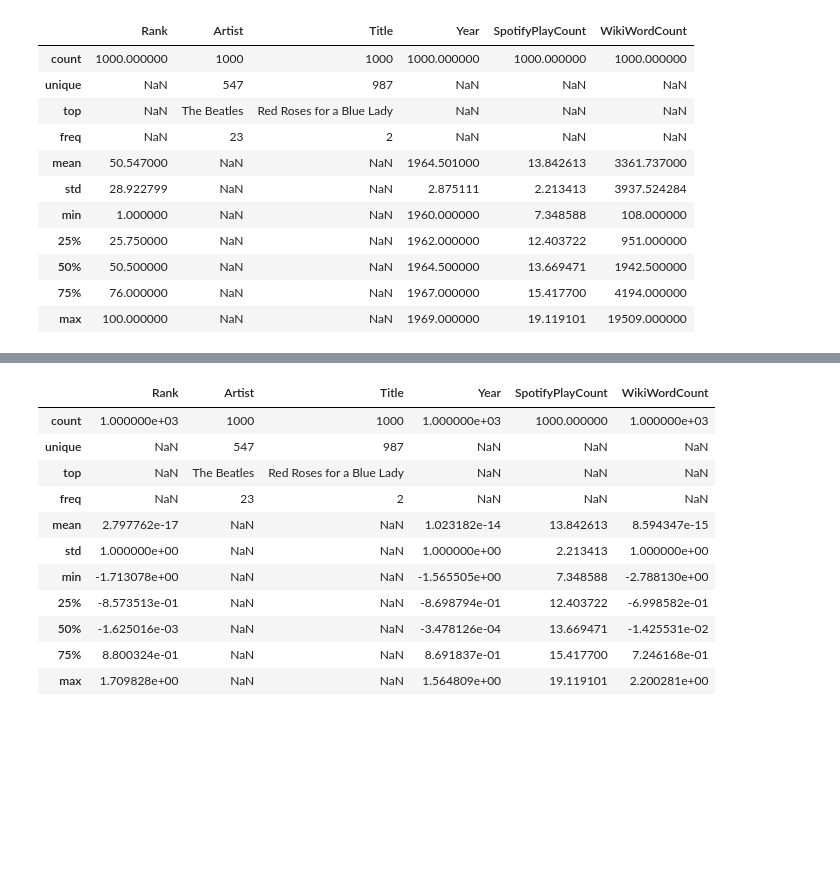
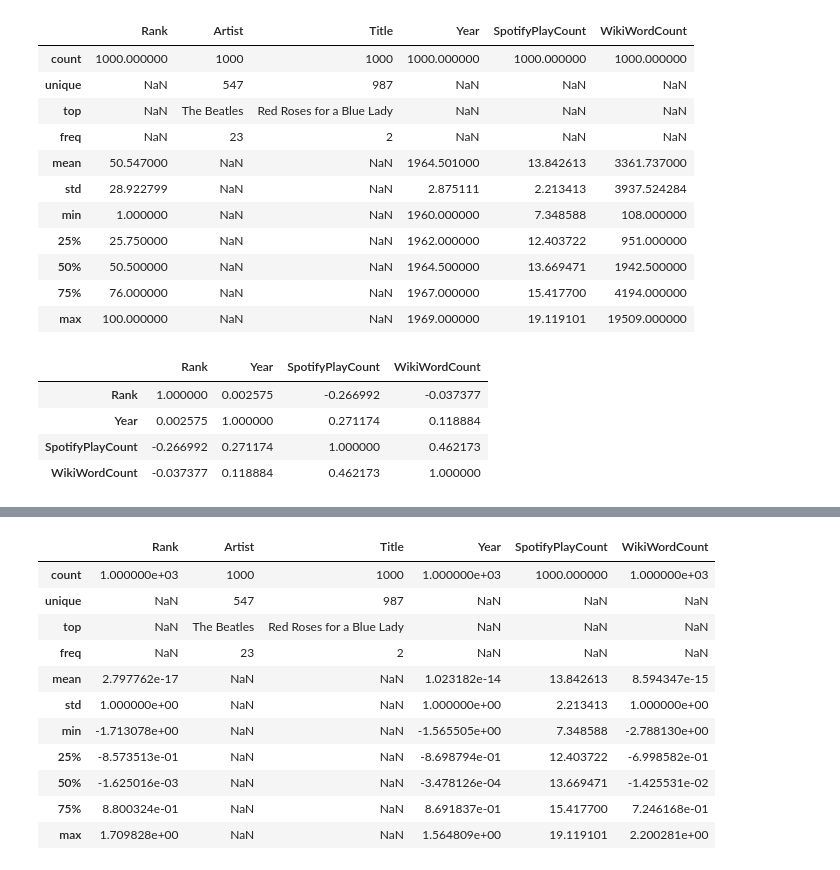
Before and after one commit to caitaozhan/CSE519-Homework-Project, a Jupyter notebook: TheProject/src/music-Haena.ipynb, the cells around one changed output, grey strips where cells are left out. Saved outputs shown, nothing was run; the diff lists cells and outputs as text; code cells hidden in the pictures; blank space fills up the shorter version.

```diff
--- a/TheProject/src/music-Haena.ipynb
+++ b/TheProject/src/music-Haena.ipynb
@@ -241,3 +258,13 @@ music_dataset.describe(include='all')
 | 50% | 50.500000 | NaN | NaN | 1964.500000 | 13.669471 | 1942.500000 |
 | 75% | 76.000000 | NaN | NaN | 1967.000000 | 15.417700 | 4194.000000 |
 | max | 100.000000 | NaN | NaN | 1969.000000 | 19.119101 | 19509.000000 |
+# %%
+# Pearson correlation analysis
+correlation = music_dataset.corr(method='pearson')
+correlation
+# %% [output]
+|  | Rank | Year | SpotifyPlayCount | WikiWordCount |
+| Rank | 1.000000 | 0.002575 | -0.266992 | -0.037377 |
+| Year | 0.002575 | 1.000000 | 0.271174 | 0.118884 |
+| SpotifyPlayCount | -0.266992 | 0.271174 | 1.000000 | 0.462173 |
+| WikiWordCount | -0.037377 | 0.118884 | 0.462173 | 1.000000 |
```
Also changed, not shown: parts of 9 cells of this notebook.
